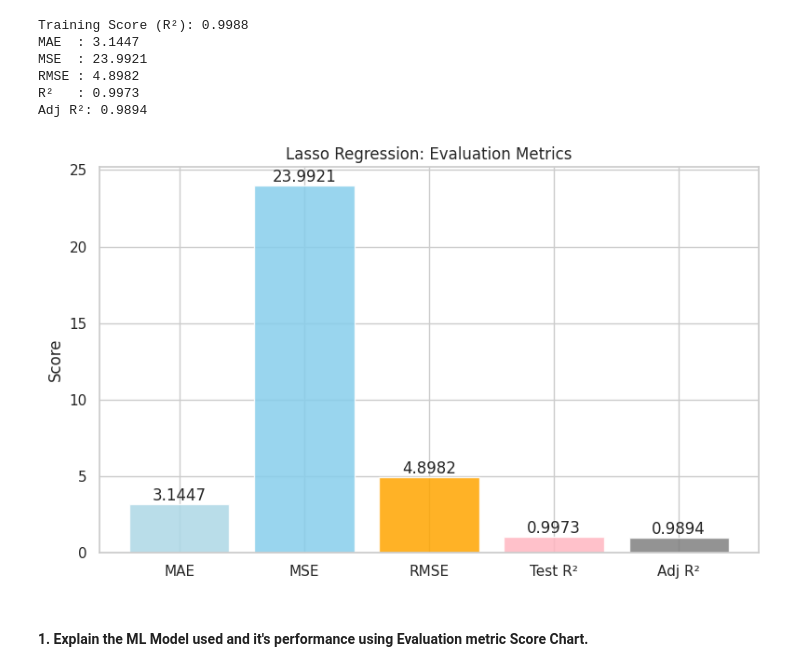
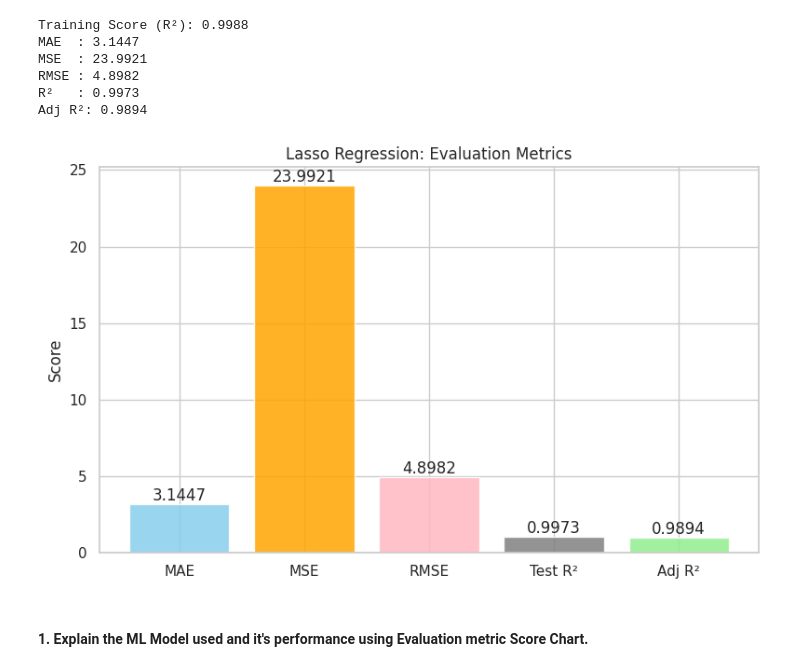
Before and after one commit to ArchanaMahto/Regression_Model, a Jupyter notebook: Copy_of_RegressionFinal_ML_Submission_Template.ipynb, the cells around one changed output. Drawn from its saved outputs; the diff is of its cells as text; code cells hidden in the pictures.

```diff
--- a/Copy_of_RegressionFinal_ML_Submission_Template.ipynb
+++ b/Copy_of_RegressionFinal_ML_Submission_Template.ipynb
@@ -1510,29 +1510,29 @@ Adj R²: 0.9894
 # %%
 # Metrics from your model
 mae = 3.1447
 mse = 23.9921
 rmse = 4.8982
 r2 = 0.9973
 adj_r2 = 0.9894
 
 metrics = ['MAE', 'MSE', 'RMSE', 'Test R²', 'Adj R²']
 scores = [mae, mse, rmse, r2, adj_r2]
-colors = ['lightblue', 'skyblue', 'orange', 'lightpink', 'grey', 'lightgreen']
+colors = ['skyblue', 'orange', 'lightpink', 'grey', 'lightgreen']
 
 plt.figure(figsize=(8, 5))
 bars = plt.bar(metrics, scores, color=colors, alpha=0.85)
 plt.ylabel('Score')
 plt.title('Lasso Regression: Evaluation Metrics')
 
 # Annotate each bar with its value
 for i, bar in enumerate(bars):
     yval = bar.get_height()
     plt.text(bar.get_x() + bar.get_width()/2.0, yval, f'{yval:.4f}', ha='center', va='bottom')
 
 plt.tight_layout()
 plt.show()
 # %% [output]
-[figure, old version]
+[figure, new version]
 # %% [markdown]
 #### 1. Explain the ML Model used and it's performance using Evaluation metric Score Chart.
 # %% [markdown]
```
